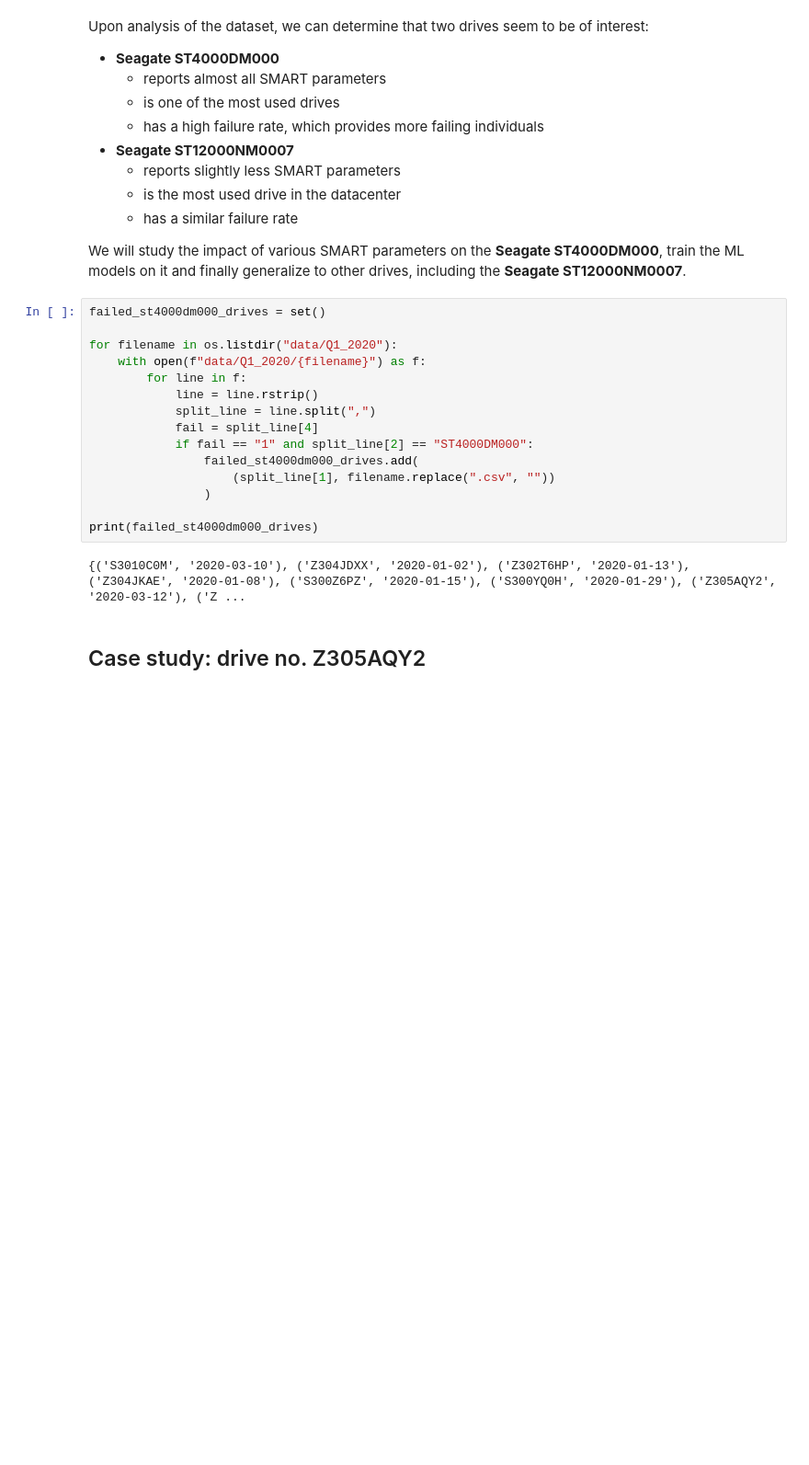
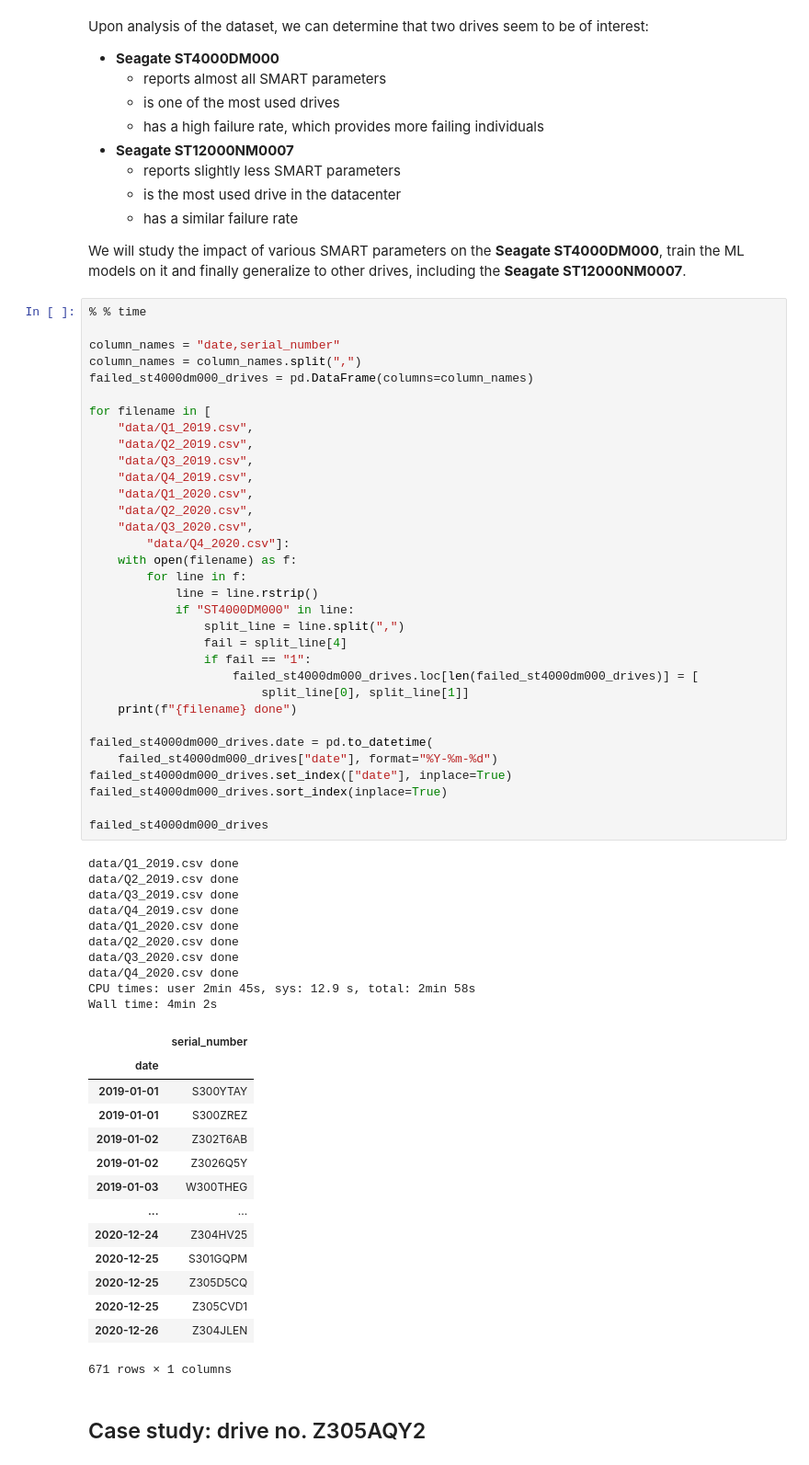
Before and after one commit to SamyDjemai/HardDriveFailurePrediction, a Jupyter notebook: analysis.ipynb, the cells around one changed output. Shown at 92% size. Cells and saved outputs as stored; diff of their text form; blank space fills up the shorter version.

Commit message:
Added all failed ST4000DM000 drives search

```diff
--- a/analysis.ipynb
+++ b/analysis.ipynb
@@ -222,23 +221,64 @@ Upon analysis of the dataset, we can determine that two drives seem to be of int
     - has a similar failure rate
 
 We will study the impact of various SMART parameters on the **Seagate ST4000DM000**, train the ML models on it and finally generalize to other drives, including the **Seagate ST12000NM0007**.
-# %%
-failed_st4000dm000_drives = set()
-
-for filename in os.listdir("data/Q1_2020"):
-    with open(f"data/Q1_2020/{filename}") as f:
-        for line in f:
-            line = line.rstrip()
-            split_line = line.split(",")
-            fail = split_line[4]
-            if fail == "1" and split_line[2] == "ST4000DM000":
-                failed_st4000dm000_drives.add(
-                    (split_line[1], filename.replace(".csv", ""))
-                )
-
-print(failed_st4000dm000_drives)
-# %% [output]
-{('S3010C0M', '2020-03-10'), ('Z304JDXX', '2020-01-02'), ('Z302T6HP', '2020-01-13'), ('Z304JKAE', '2020-01-08'), ('S300Z6PZ', '2020-01-15'), ('S300YQ0H', '2020-01-29'), ('Z305AQY2', '2020-03-12'), ('Z ...
+# %%
+% % time
+
+column_names = "date,serial_number"
+column_names = column_names.split(",")
+failed_st4000dm000_drives = pd.DataFrame(columns=column_names)
+
+for filename in [
+    "data/Q1_2019.csv",
+    "data/Q2_2019.csv",
+    "data/Q3_2019.csv",
+    "data/Q4_2019.csv",
+    "data/Q1_2020.csv",
+    "data/Q2_2020.csv",
+    "data/Q3_2020.csv",
+        "data/Q4_2020.csv"]:
+    with open(filename) as f:
+        for line in f:
+            line = line.rstrip()
+            if "ST4000DM000" in line:
+                split_line = line.split(",")
+                fail = split_line[4]
+                if fail == "1":
+                    failed_st4000dm000_drives.loc[len(failed_st4000dm000_drives)] = [
+                        split_line[0], split_line[1]]
+    print(f"{filename} done")
+
+failed_st4000dm000_drives.date = pd.to_datetime(
+    failed_st4000dm000_drives["date"], format="%Y-%m-%d")
+failed_st4000dm000_drives.set_index(["date"], inplace=True)
+failed_st4000dm000_drives.sort_index(inplace=True)
+
+failed_st4000dm000_drives
+# %% [output]
+data/Q1_2019.csv done
+data/Q2_2019.csv done
+data/Q3_2019.csv done
+data/Q4_2019.csv done
+data/Q1_2020.csv done
+data/Q2_2020.csv done
+data/Q3_2020.csv done
+data/Q4_2020.csv done
+CPU times: user 2min 45s, sys: 12.9 s, total: 2min 58s
+Wall time: 4min 2s
+|  | serial_number |
+| date |  |
+| 2019-01-01 | S300YTAY |
+| 2019-01-01 | S300ZREZ |
+| 2019-01-02 | Z302T6AB |
+| 2019-01-02 | Z3026Q5Y |
+| 2019-01-03 | W300THEG |
+| ... | ... |
+| 2020-12-24 | Z304HV25 |
+| 2020-12-25 | S301GQPM |
+| 2020-12-25 | Z305D5CQ |
+| 2020-12-25 | Z305CVD1 |
+| 2020-12-26 | Z304JLEN |
+671 rows × 1 columns
 # %% [markdown]
 ## Case study: drive no. Z305AQY2
 # %%
```
Also changed, not shown: parts of 3 cells of this notebook.
